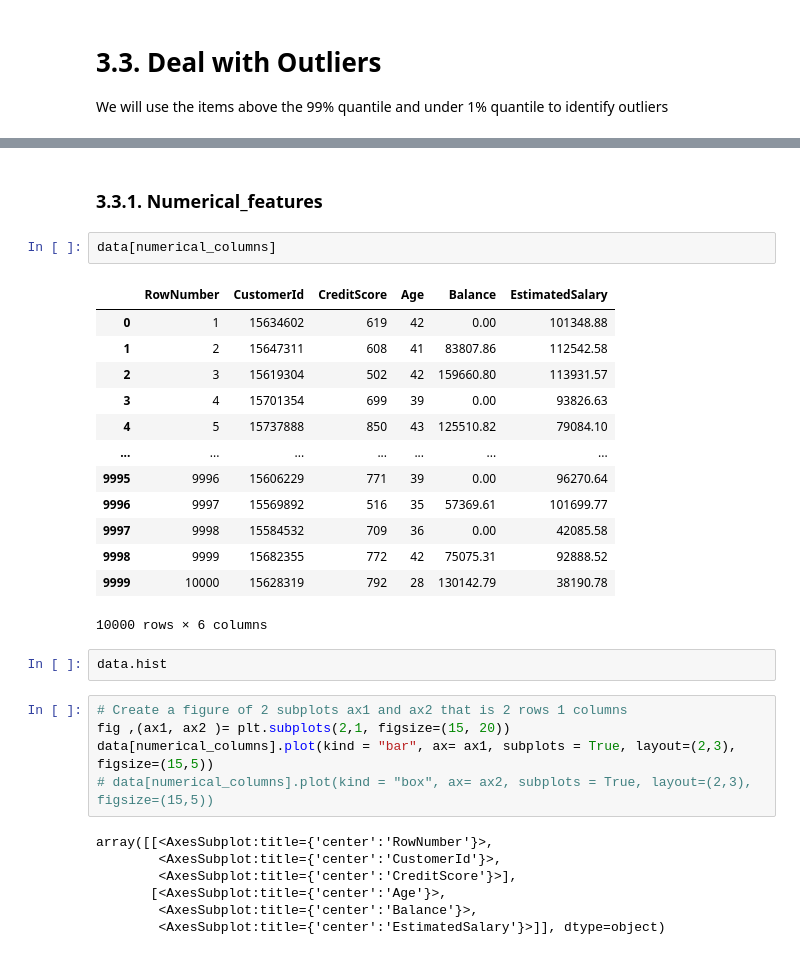
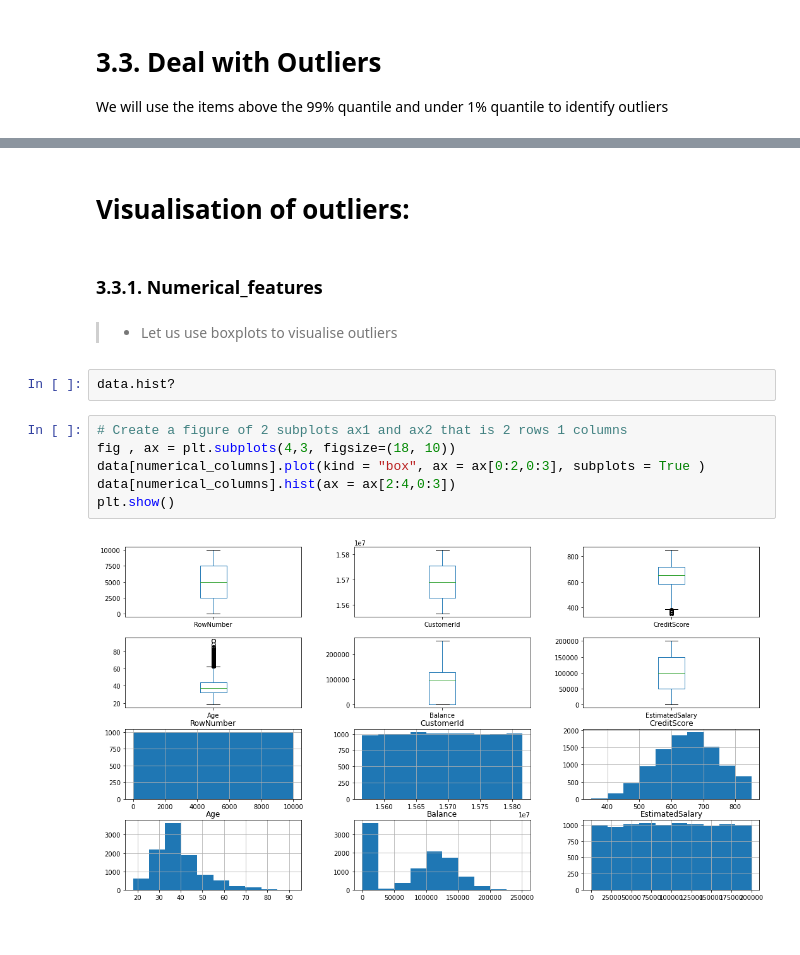
Before and after one commit to vivien-DSA/KAGGLE-data-analysis-churn-for-bank-customers, a Jupyter notebook: data-analysis-churn-for-bank-customers.ipynb, the cells around one changed output, grey strips where cells are left out. Cells and saved outputs as stored; diff of their text form.

```diff
--- a/data-analysis-churn-for-bank-customers.ipynb
+++ b/data-analysis-churn-for-bank-customers.ipynb
@@ -251,32 +248,16 @@ Let us plot hist, boxplots and scatter plot to visualise outliers
+# %% [markdown]
+# Visualisation of outliers:
 # %% [markdown]
 ### 3.3.1. Numerical_features
+# %% [markdown]
+>- Let us use boxplots to visualise outliers
 # %%
-data[numerical_columns]
+data.hist?
-# %% [output]
-|  | RowNumber | CustomerId | CreditScore | Age | Balance | EstimatedSalary |
-| 0 | 1 | 15634602 | 619 | 42 | 0.00 | 101348.88 |
-| 1 | 2 | 15647311 | 608 | 41 | 83807.86 | 112542.58 |
-| 2 | 3 | 15619304 | 502 | 42 | 159660.80 | 113931.57 |
-| 3 | 4 | 15701354 | 699 | 39 | 0.00 | 93826.63 |
-| 4 | 5 | 15737888 | 850 | 43 | 125510.82 | 79084.10 |
-| ... | ... | ... | ... | ... | ... | ... |
-| 9995 | 9996 | 15606229 | 771 | 39 | 0.00 | 96270.64 |
-| 9996 | 9997 | 15569892 | 516 | 35 | 57369.61 | 101699.77 |
-| 9997 | 9998 | 15584532 | 709 | 36 | 0.00 | 42085.58 |
-| 9998 | 9999 | 15682355 | 772 | 42 | 75075.31 | 92888.52 |
-| 9999 | 10000 | 15628319 | 792 | 28 | 130142.79 | 38190.78 |
-10000 rows × 6 columns
-# %%
-data.hist
 # %%
 # Create a figure of 2 subplots ax1 and ax2 that is 2 rows 1 columns
-fig ,(ax1, ax2 )= plt.subplots(2,1, figsize=(15, 20))
-data[numerical_columns].plot(kind = "bar", ax= ax1, subplots = True, layout=(2,3), figsize=(15,5))
-# data[numerical_columns].plot(kind = "box", ax= ax2, subplots = True, layout=(2,3), figsize=(15,5))
+fig , ax = plt.subplots(4,3, figsize=(18, 10))
+data[numerical_columns].plot(kind = "box", ax = ax[0:2,0:3], subplots = True )
+data[numerical_columns].hist(ax = ax[2:4,0:3])
+plt.show()
 # %% [output]
-array([[<AxesSubplot:title={'center':'RowNumber'}>,
-        <AxesSubplot:title={'center':'CustomerId'}>,
-        <AxesSubplot:title={'center':'CreditScore'}>],
-       [<AxesSubplot:title={'center':'Age'}>,
-        <AxesSubplot:title={'center':'Balance'}>,
-        <AxesSubplot:title={'center':'EstimatedSalary'}>]], dtype=object)
+[figure, added]
```
Also changed, not shown: parts of 1 cell of this notebook.
